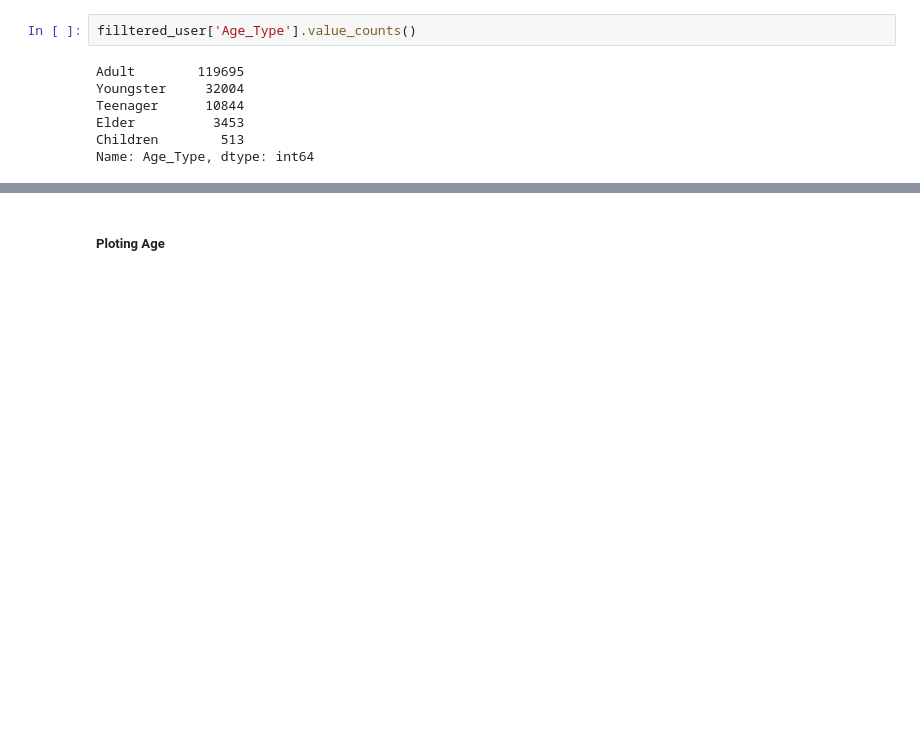
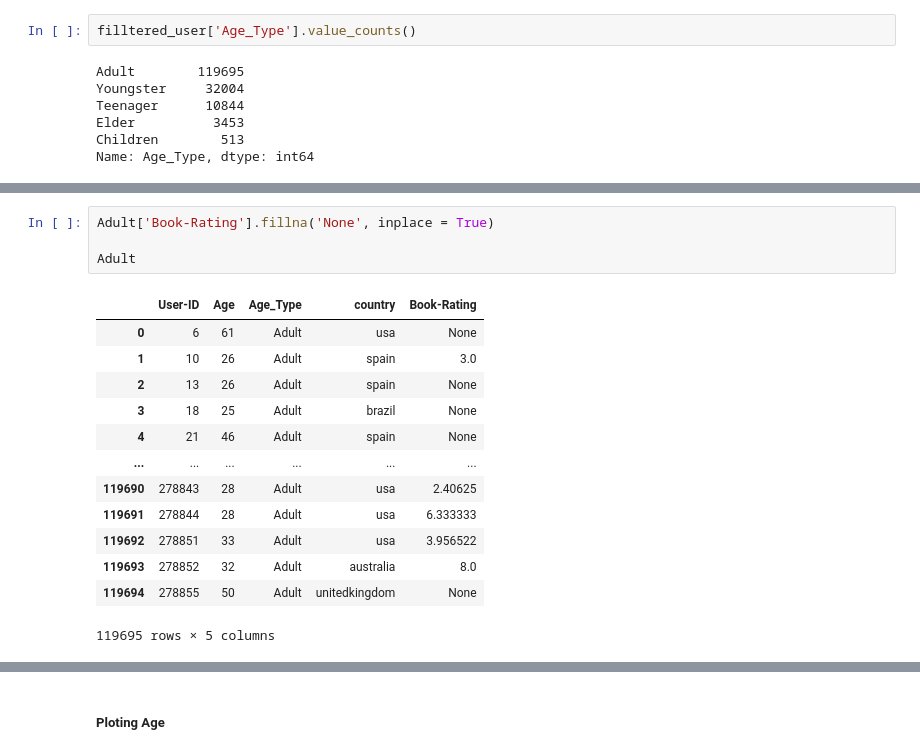
Before and after one commit to kunal-mallick/Book_Recommendation, a Jupyter notebook: Data Preprocessing & EDA/EDA.ipynb, the cells around one changed output, grey strips where cells are left out. Saved outputs shown, nothing was run; the diff lists cells and outputs as text; blank space fills up the shorter version.

```diff
--- a/Data Preprocessing & EDA/EDA.ipynb
+++ b/Data Preprocessing & EDA/EDA.ipynb
@@ -1507,0 +1578,18 @@ Name: Age_Type, dtype: int64
+# %%
+Adult['Book-Rating'].fillna('None', inplace = True)
+
+Adult
+# %% [output]
+|  | User-ID | Age | Age_Type | country | Book-Rating |
+| 0 | 6 | 61 | Adult | usa | None |
+| 1 | 10 | 26 | Adult | spain | 3.0 |
+| 2 | 13 | 26 | Adult | spain | None |
+| 3 | 18 | 25 | Adult | brazil | None |
+| 4 | 21 | 46 | Adult | spain | None |
+| ... | ... | ... | ... | ... | ... |
+| 119690 | 278843 | 28 | Adult | usa | 2.40625 |
+| 119691 | 278844 | 28 | Adult | usa | 6.333333 |
+| 119692 | 278851 | 33 | Adult | usa | 3.956522 |
+| 119693 | 278852 | 32 | Adult | australia | 8.0 |
+| 119694 | 278855 | 50 | Adult | unitedkingdom | None |
+119695 rows × 5 columns
```
Also changed, not shown: parts of 49 cells of this notebook.
